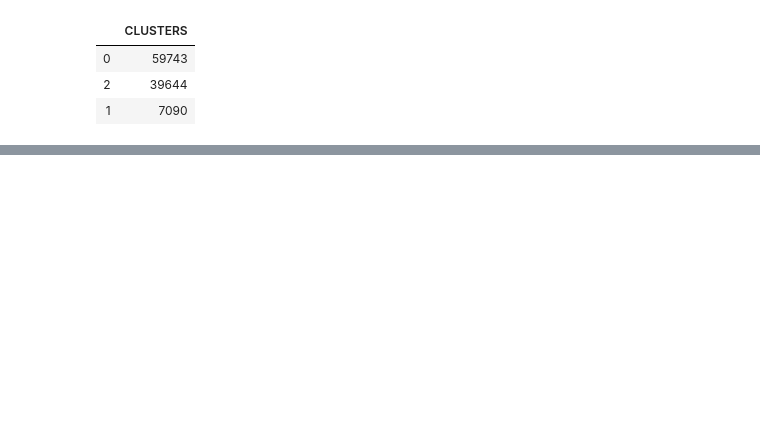
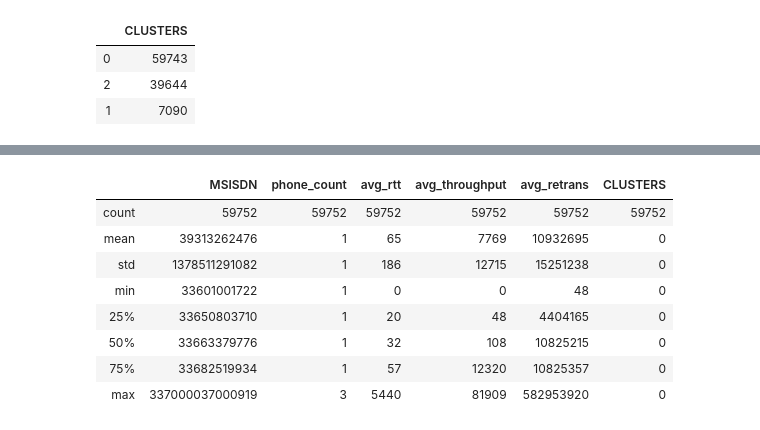
Before and after one commit to bwibokhaabi/Telecomms, a Jupyter notebook: notebooks/Experience Analytics.ipynb, the cells around one changed output, grey strips where cells are left out. Cells and saved outputs as stored; diff of their text form; code cells hidden in the pictures; blank space fills up the shorter version.

```diff
--- a/notebooks/Experience Analytics.ipynb
+++ b/notebooks/Experience Analytics.ipynb
@@ -309,0 +334,16 @@ data2.head()
+# %%
+experience_cluster_0 = experience2[experience2['CLUSTERS'] == 0]
+experience_cluster_1 = experience2[experience2['CLUSTERS'] == 1]
+experience_cluster_2 = experience2[experience2['CLUSTERS'] == 2]
+# %%
+experience_cluster_0.describe()
+# %% [output]
+|  | MSISDN | phone_count | avg_rtt | avg_throughput | avg_retrans | CLUSTERS |
+| count | 59752 | 59752 | 59752 | 59752 | 59752 | 59752 |
+| mean | 39313262476 | 1 | 65 | 7769 | 10932695 | 0 |
+| std | 1378511291082 | 1 | 186 | 12715 | 15251238 | 0 |
+| min | 33601001722 | 1 | 0 | 0 | 48 | 0 |
+| 25% | 33650803710 | 1 | 20 | 48 | 4404165 | 0 |
+| 50% | 33663379776 | 1 | 32 | 108 | 10825215 | 0 |
+| 75% | 33682519934 | 1 | 57 | 12320 | 10825357 | 0 |
+| max | 337000037000919 | 3 | 5440 | 81909 | 582953920 | 0 |
```
Also changed, not shown: parts of 19 cells of this notebook, 6 other files.
